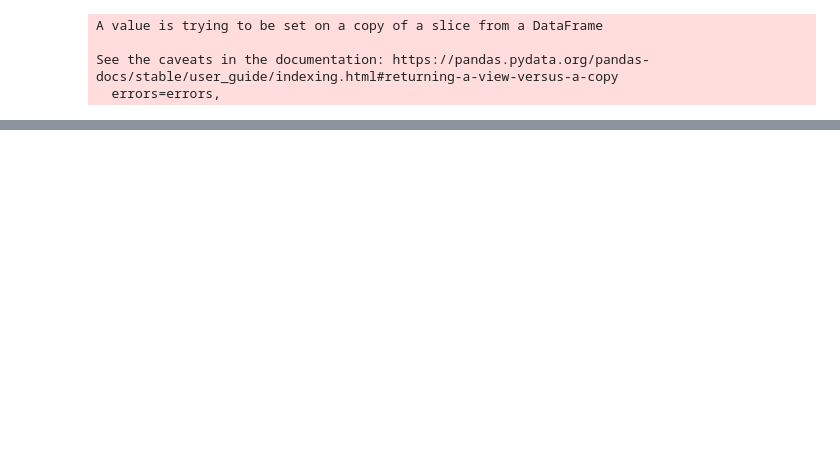
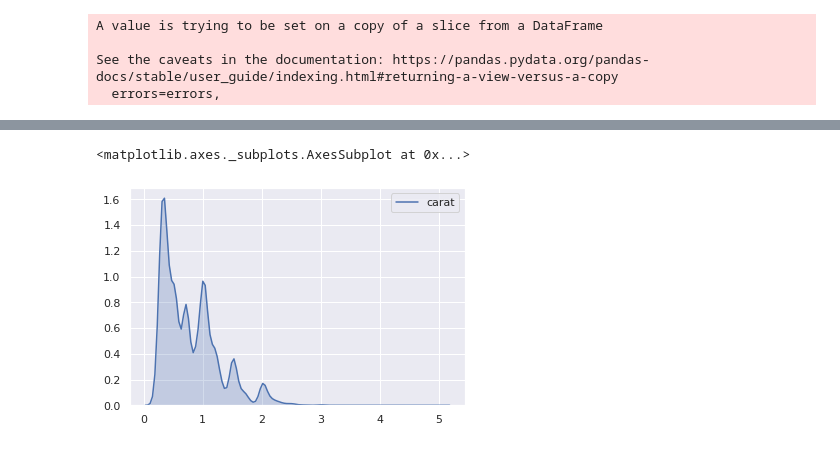
Before and after one commit to swami-gait/Foundations_of_datascience, a Jupyter notebook: FDS_WK11_DataViz.ipynb, the cells around one changed output, grey strips where cells are left out. Cells and saved outputs as stored; diff of their text form; code cells hidden in the pictures; blank space fills up the shorter version.

```diff
--- a/FDS_WK11_DataViz.ipynb
+++ b/FDS_WK11_DataViz.ipynb
@@ -335,0 +414,5 @@ sns.kdeplot(y,shade=True);
+# %%
+sns.kdeplot(d.carat,shade=True)
+# %% [output]
+<matplotlib.axes._subplots.AxesSubplot at 0x...>
+[figure, added]
```
Also changed, not shown: parts of 37 cells of this notebook.
